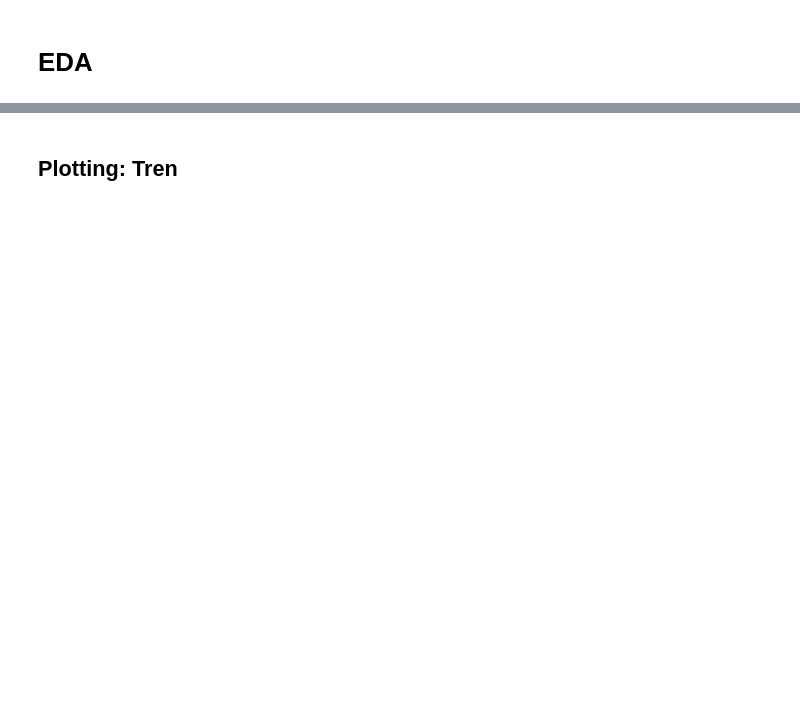
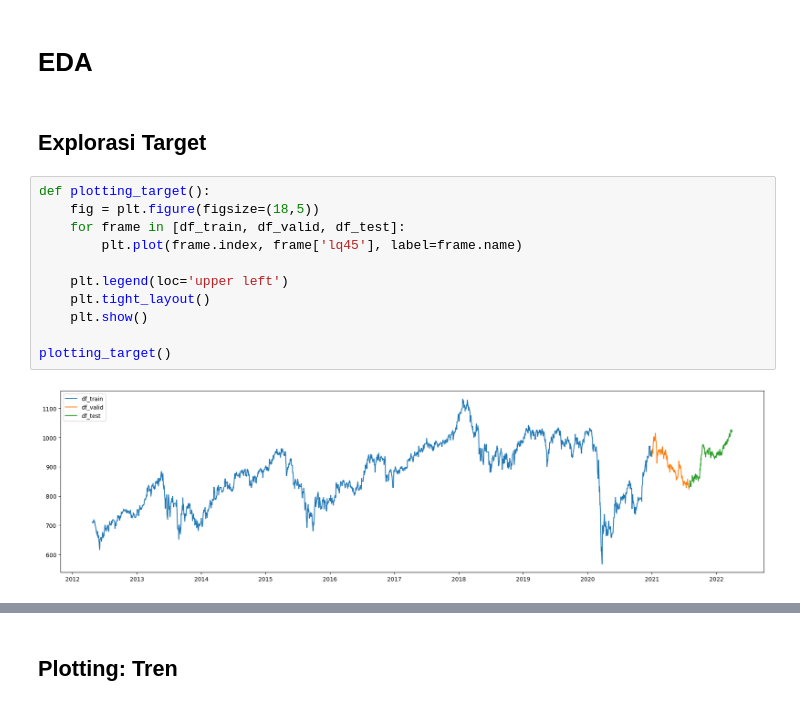
Before and after one commit to ercainz/lq45_prediction, a Jupyter notebook: notebooks/eda.ipynb, the cells around one changed output, grey strips where cells are left out. Saved outputs shown, nothing was run; the diff lists cells and outputs as text; blank space fills up the shorter version.

```diff
--- a/notebooks/eda.ipynb
+++ b/notebooks/eda.ipynb
@@ -72,2 +98,17 @@ dtype: int64
 # %% [markdown]
 # EDA
+# %% [markdown]
+## Explorasi Target
+# %%
+def plotting_target():
+    fig = plt.figure(figsize=(18,5))
+    for frame in [df_train, df_valid, df_test]:
+        plt.plot(frame.index, frame['lq45'], label=frame.name)
+
+    plt.legend(loc='upper left')
+    plt.tight_layout()
+    plt.show()
+
+plotting_target()
+# %% [output]
+[figure, added]
```
Also changed, not shown: parts of 36 cells of this notebook, 7 other files.
